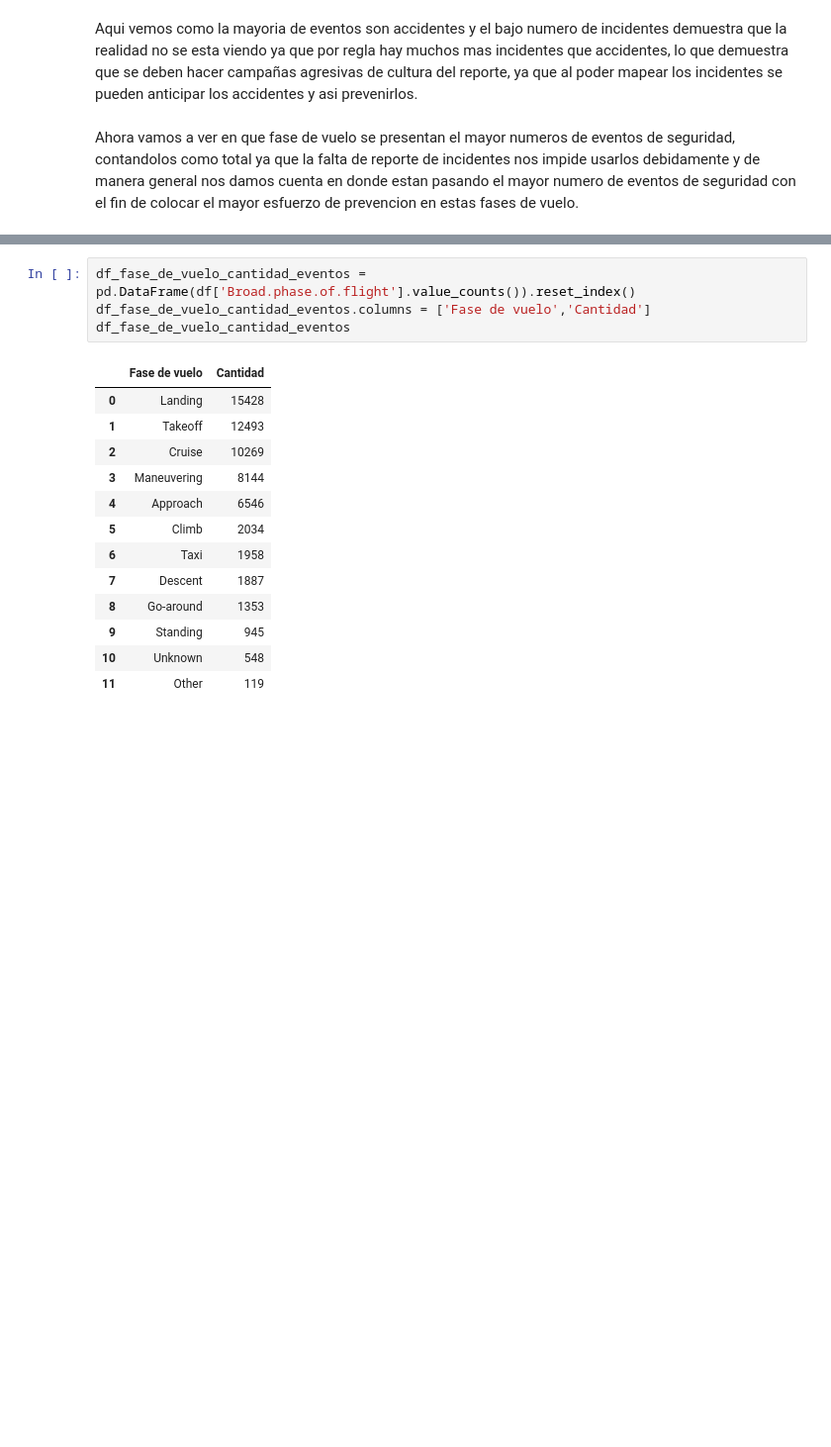
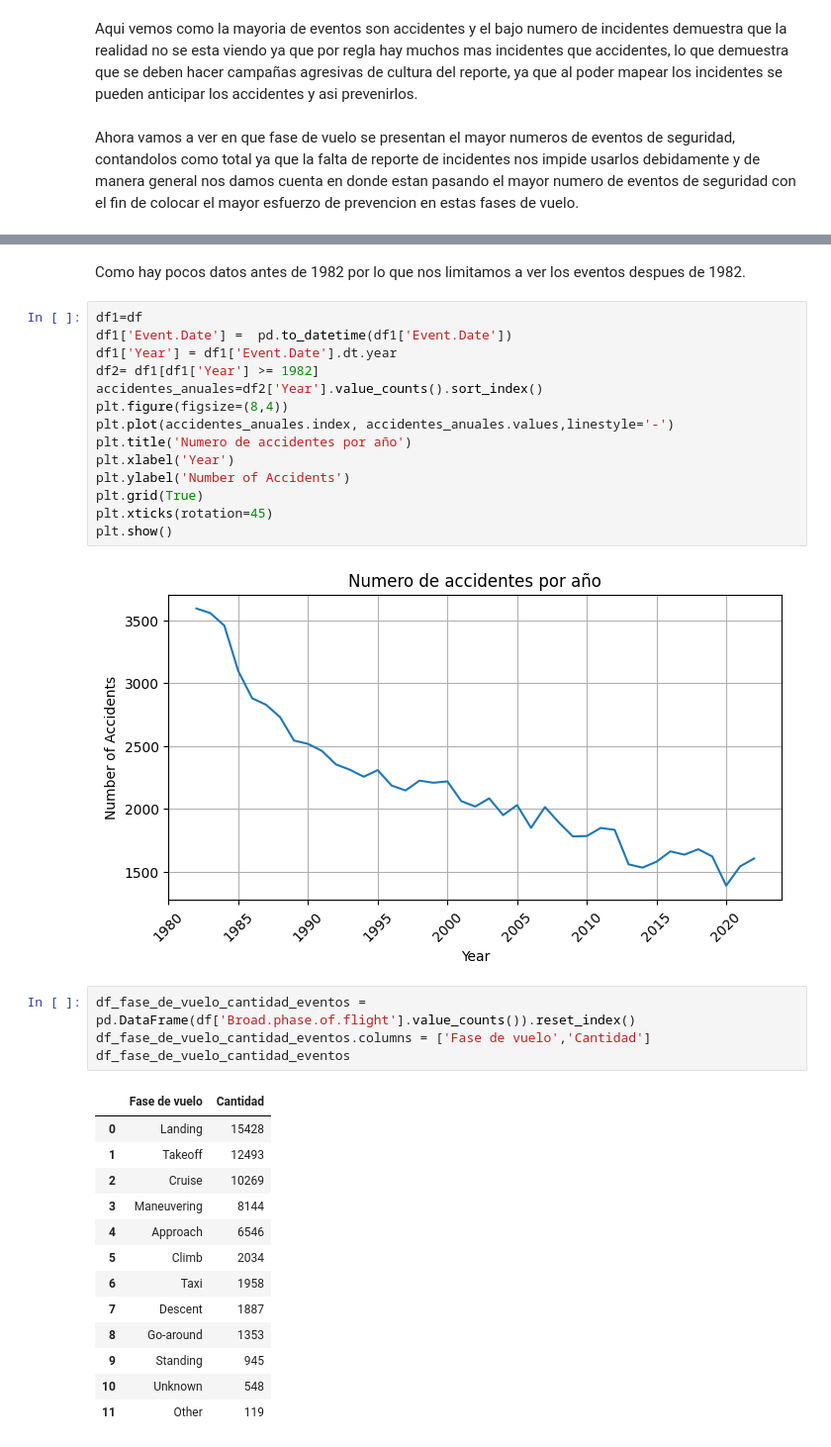
Before and after one commit to andres408/proyectos-coder, a Jupyter notebook: Visualizacion+Zabala.ipynb, the cells around one changed output, grey strips where cells are left out. Shown: that part at 99% size. Drawn from its saved outputs; the diff is of its cells as text; blank space fills up the shorter version.

```diff
--- a/Visualizacion+Zabala.ipynb
+++ b/Visualizacion+Zabala.ipynb
@@ -62,3 +108,21 @@ Ahora vamos a ver en que fase de vuelo se presentan el mayor numeros de eventos
+# %% [markdown]
+Como hay pocos datos antes de 1982 por lo que nos limitamos a ver los eventos despues de 1982.
+# %%
+df1=df
+df1['Event.Date'] =  pd.to_datetime(df1['Event.Date'])
+df1['Year'] = df1['Event.Date'].dt.year
+df2= df1[df1['Year'] >= 1982]
+accidentes_anuales=df2['Year'].value_counts().sort_index()
+plt.figure(figsize=(8,4))
+plt.plot(accidentes_anuales.index, accidentes_anuales.values,linestyle='-')
+plt.title('Numero de accidentes por año')
+plt.xlabel('Year')
+plt.ylabel('Number of Accidents')
+plt.grid(True)
+plt.xticks(rotation=45)
+plt.show()
+# %% [output]
+[figure, added]
 # %%
 df_fase_de_vuelo_cantidad_eventos = pd.DataFrame(df['Broad.phase.of.flight'].value_counts()).reset_index()
 df_fase_de_vuelo_cantidad_eventos.columns = ['Fase de vuelo','Cantidad']
```
Also changed, not shown: parts of 9 cells of this notebook, 2 other files.
